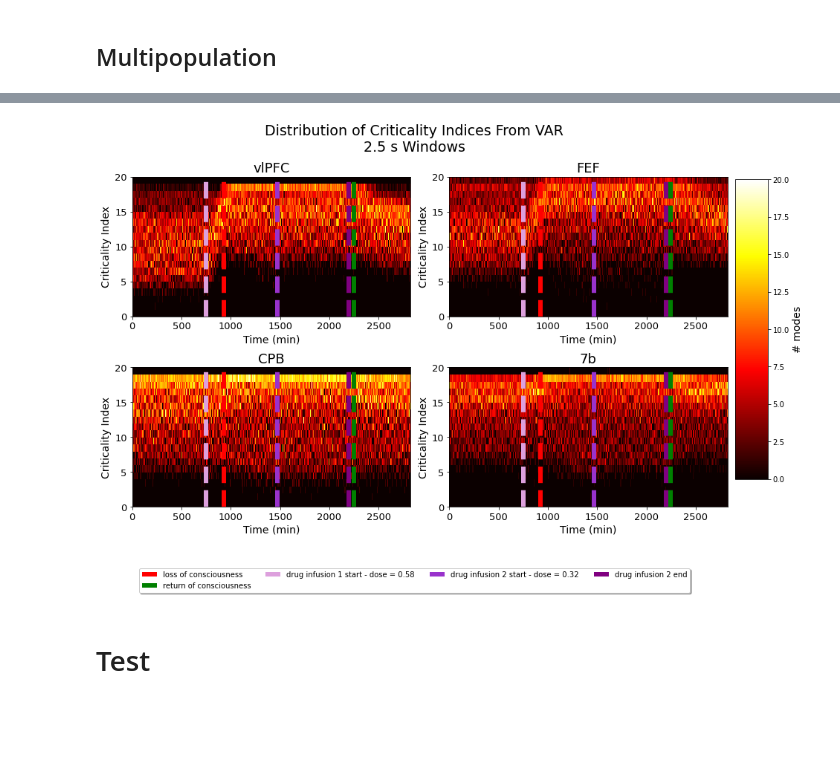
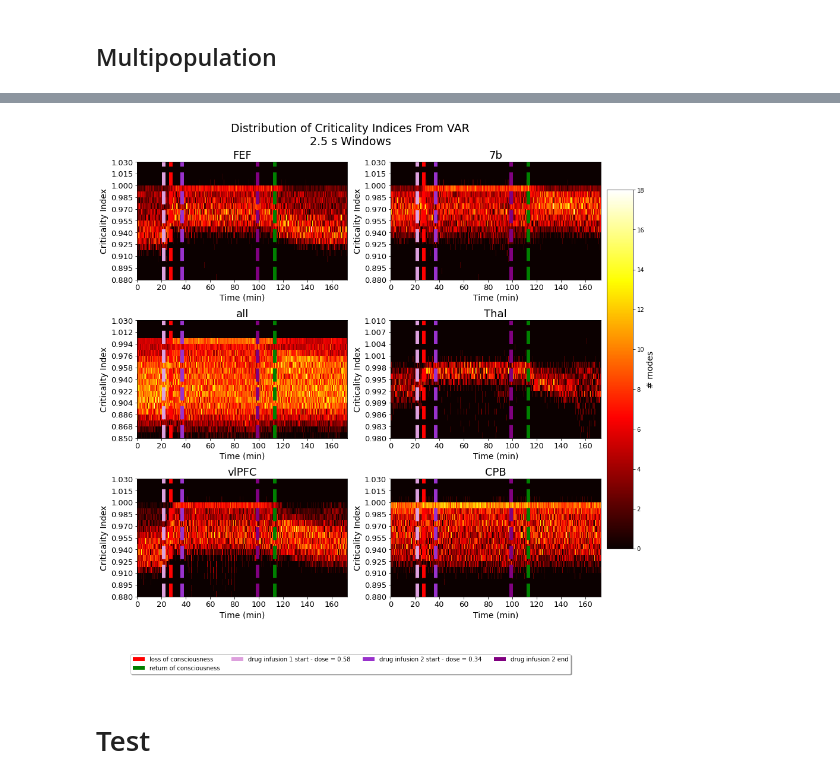
Before and after one commit to adamjeisen/ChaoticConsciousness, a Jupyter notebook: _sandbox/propofol/VAR/2021-11-30 - Plot and Test VAR.ipynb, the cells around one changed output, grey strips where cells are left out. Saved outputs shown, nothing was run; the diff lists cells and outputs as text; code cells hidden in the pictures; blank space fills up the shorter version.

```diff
--- a/_sandbox/propofol/VAR/2021-11-30 - Plot and Test VAR.ipynb
+++ b/_sandbox/propofol/VAR/2021-11-30 - Plot and Test VAR.ipynb
@@ -176,4 +151,4 @@ NameError: name 'results_path' is not defined
 # %%
-area = 'vlPFC'
+area = 'all'
 # %%
 bin_nums = 20
@@ -184,19 +163,19 @@ for t in range(results[area].eigs.shape[0]):
 # %%
 lw = 6
-stride = run_params['stride']
 plt.figure(figsize=(8, 4))
 plt.pcolormesh(criticality_prob_dist.T, cmap='hot')
-start_times = np.arange(results[area]['eigs'].shape[0])*stride/60
+start_times = np.arange(VAR_results[area].criticality_inds.shape[0])*stride/60
 xticks = plt.xticks()
-plt.xticks([int(i*60/stride) for i in np.arange(0, 120, 20)], np.arange(0, 120, 20))
+T_max = VAR_results[area].criticality_inds.shape[0]*stride/60
+plt.xticks([int(i*60/stride) for i in np.arange(0, T_max, 20)], [int(i) for i in np.arange(0, T_max, 20)])
 plt.yticks(np.arange(0, 21, 2), [f"{b:.3f}" for b in np.array(bins)[np.arange(0, 21, 2)]])
 ax = plt.gca()
 ax.tick_params(labelsize=13)
 plt.xlabel("Time (min)", fontsize=14)
 plt.ylabel("Criticality Index", fontsize=14)
-plt.title(f"Distribution of Criticality Indices From VAR in {area}\n{run_params['window']} s Windows", fontsize=18)
-plt.axvline(session_info['eyesClose'][-1]/stride if isinstance(session_info['eyesClose'], np.ndarray) else session_info['eyesClose']/60, linestyle='--', lw=lw, c='red', label="loss of consciousness")
-plt.axvline(session_info['eyesOpen'][-1]/stride if isinstance(session_info['eyesOpen'], np.ndarray) else session_info['eyesOpen']/60, linestyle='--', lw=lw, c='green', label="return of consciousness")
+plt.title(f"Distribution of Criticality Indices From VAR in {area}\n{window} s Windows", fontsize=18)
+plt.axvline(session_info['eyesClose'][-1]/stride if isinstance(session_info['eyesClose'], np.ndarray) else session_info['eyesClose']/stride, linestyle='--', lw=lw, c='red', label="loss of consciousness")
+plt.axvline(session_info['eyesOpen'][-1]/stride if isinstance(session_info['eyesOpen'], np.ndarray) else session_info['eyesOpen']/stride, linestyle='--', lw=lw, c='green', label="return of consciousness")
 plt.axvline(session_info['drugStart'][0]/stride, color='plum', linestyle='--', lw=lw, label=f"drug infusion 1 start - dose = {session_info['drugDose'][0]}")
 plt.axvline(session_info['drugStart'][1]/stride, color='darkorchid', linestyle='--', lw=lw, label=f"drug infusion 2 start - dose = {session_info['drugDose'][1]}")
 plt.axvline(session_info['drugEnd'][1]/stride, color='purple', linestyle='--', lw=lw, label=f"drug infusion 2 end")
@@ -204,6 +183,7 @@ plt.axvline(session_info['drugEnd'][1]/stride, color='purple', linestyle='--', l
 #     min_val, max_val, color='darkorchid', alpha=0.2, label=f"drug infusion 1 - dose = {session_info['drugDose'][1]}")
 plt.legend(fontsize=14, loc='upper center', ncol=4, bbox_to_anchor=(0.5, -0.2),fancybox=True, shadow=True)
 plt.colorbar(label="Number of modes")
-plt.tight_layout()
+# plt.ylim()
+# plt.tight_layout()
 plt.show()
 # %% [output]
@@ -211,44 +191,55 @@ plt.show()
 # %%
-stride = run_params['stride']
 lw = 6
-fig, axs = plt.subplots(2, 2, figsize=(12, 8))
-for i, area in enumerate(['vlPFC', 'FEF', 'CPB', '7b']):
-    ax = axs[int(i/2)][i % 2]
+rows = 3
+cols = 2
+fig, axs = plt.subplots(rows, cols, figsize=(12, 12))
+for i, area in enumerate(VAR_results.keys()):
+    ax = axs[int(i/cols)][i % cols]
 
     bin_nums = 20
-    bins = [(np.concatenate(results[area].eigs.to_numpy()).max() - np.concatenate(results[area].eigs.to_numpy()).min())*i/bin_nums + np.concatenate(results[area].eigs.to_numpy()).min() for i in range(bin_nums + 1 )]
-    criticality_prob_dist = np.zeros((results[area].eigs.shape[0], bin_nums))
-    for t in range(results[area].eigs.shape[0]):
-        criticality_prob_dist[t] = np.histogram(results[area].eigs[t], bins=bins)[0]
+    # bin_min = np.concatenate(VAR_results[area].criticality_inds.to_numpy()).min()
+    bin_min = 0.88
+    if area == 'all':
+        bin_min = 0.85
+    elif area == 'Thal':
+        bin_min = 0.98
+#     bin_max = np.concatenate(VAR_results[area].criticality_inds.to_numpy()).max()
+    bin_max = 1.03
+    if area == 'Thal':
+        bin_max = 1.01
+    bins = [(bin_max - bin_min)*i/bin_nums + bin_min for i in range(bin_nums + 1 )]
+    criticality_prob_dist = np.zeros((VAR_results[area].criticality_inds.shape[0], bin_nums))
+    for t in range(VAR_results[area].criticality_inds.shape[0]):
+        criticality_prob_dist[t] = np.histogram(VAR_results[area].criticality_inds[t], bins=bins)[0]
 
     im = ax.pcolormesh(criticality_prob_dist.T, cmap='hot')
-    start_times = np.arange(results[area]['eigs'].shape[0])*stride/60
-    xticks = plt.xticks()
-#     ax.set_xticks([int(i*60/stride) for i in np.arange(0, 120, 20)], np.arange(0, 120, 20))
-#     ax.set_yticks(np.arange(0, 21, 2), [f"{b:.3f}" for b in np.array(bins)[np.arange(0, 21, 2)]])
+    start_times = np.arange(VAR_results[area].criticality_inds.shape[0])*stride/60
+    T_max = VAR_results[area].criticality_inds.shape[0]*stride/60
+    ax.set_xticks([int(i*60/stride) for i in np.arange(0, T_max, 20)], [int(i) for i in np.arange(0, T_max, 20)])
+    ax.set_yticks(np.arange(0, 21, 2), [f"{b:.3f}" for b in np.array(bins)[np.arange(0, 21, 2)]])
     ax.tick_params(labelsize=13)
     ax.set_xlabel("Time (min)", fontsize=14)
     ax.set_ylabel("Criticality Index", fontsize=14)
     ax.set_title(f"{area}", fontsize=18)
-    ax.axvline(session_info['eyesClose'][-1]/stride if isinstance(session_info['eyesClose'], np.ndarray) else session_info['eyesClose']/60, linestyle='--', lw=lw, c='red', label="loss of consciousness")
-    ax.axvline(session_info['eyesOpen'][-1]/stride if isinstance(session_info['eyesOpen'], np.ndarray) else session_info['eyesOpen']/60, linestyle='--', lw=lw, c='green', label="return of consciousness")
+    ax.axvline(session_info['eyesClose'][-1]/stride if isinstance(session_info['eyesClose'], np.ndarray) else session_info['eyesClose']/stride, linestyle='--', lw=lw, c='red', label="loss of consciousness")
+    ax.axvline(session_info['eyesOpen'][-1]/stride if isinstance(session_info['eyesOpen'], np.ndarray) else session_info['eyesOpen']/stride, linestyle='--', lw=lw, c='green', label="return of consciousness")
     ax.axvline(session_info['drugStart'][0]/stride, color='plum', linestyle='--', lw=lw, label=f"drug infusion 1 start - dose = {session_info['drugDose'][0]}")
     ax.axvline(session_info['drugStart'][1]/stride, color='darkorchid', linestyle='--', lw=lw, label=f"drug infusion 2 start - dose = {session_info['drugDose'][1]}")
     ax.axvline(session_info['drugEnd'][1]/stride, color='purple', linestyle='--', lw=lw, label=f"drug infusion 2 end")
     handles, labels = ax.get_legend_handles_labels()
     # ax.fill_between(np.arange(session_info['drugStart'][1], session_info['drugEnd'][1], stride)/60,
     #     min_val, max_val, color='darkorchid', alpha=0.2, label=f"drug infusion 1 - dose = {session_info['drugDose'][1]}")
 #     ax.legend(fontsize=14, loc='upper center', ncol=4, bbox_to_anchor=(0.5, -0.05),fancybox=True, shadow=True)
 #     plt.colorbar(label="Number of modes")
-plt.suptitle(f"Distribution of Criticality Indices From VAR\n{run_params['window']} s Windows", fontsize=19)
+plt.suptitle(f"Distribution of Criticality Indices From VAR\n{window} s Windows", fontsize=19)
+fig.tight_layout()
 cbar_ax = fig.add_axes([1, 0.15, 0.05, 0.7])
 cb = fig.colorbar(im, cax=cbar_ax)
 cb.set_label(label='# modes', fontsize=14)
-plt.tight_layout()
 fig.legend(handles, labels, loc='upper center', ncol=4, bbox_to_anchor=(0.5, -0.05),fancybox=True, shadow=True)
 plt.show()
 # %% [output]
-[figure, old version]
+[figure, new version]
 # %% [markdown]
 # Test
 # %%
```
Also changed, not shown: parts of 16 cells of this notebook, 6 other files.
